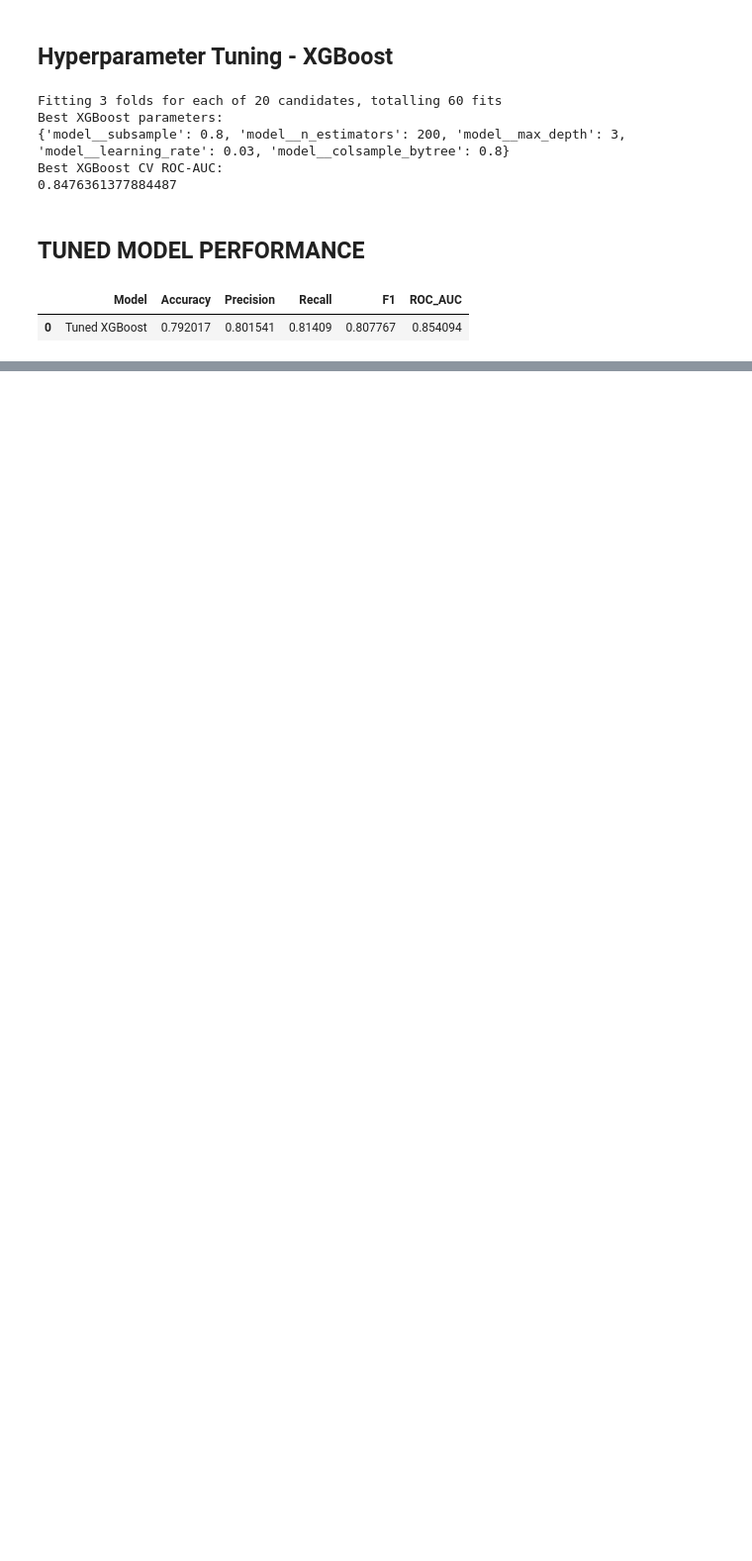
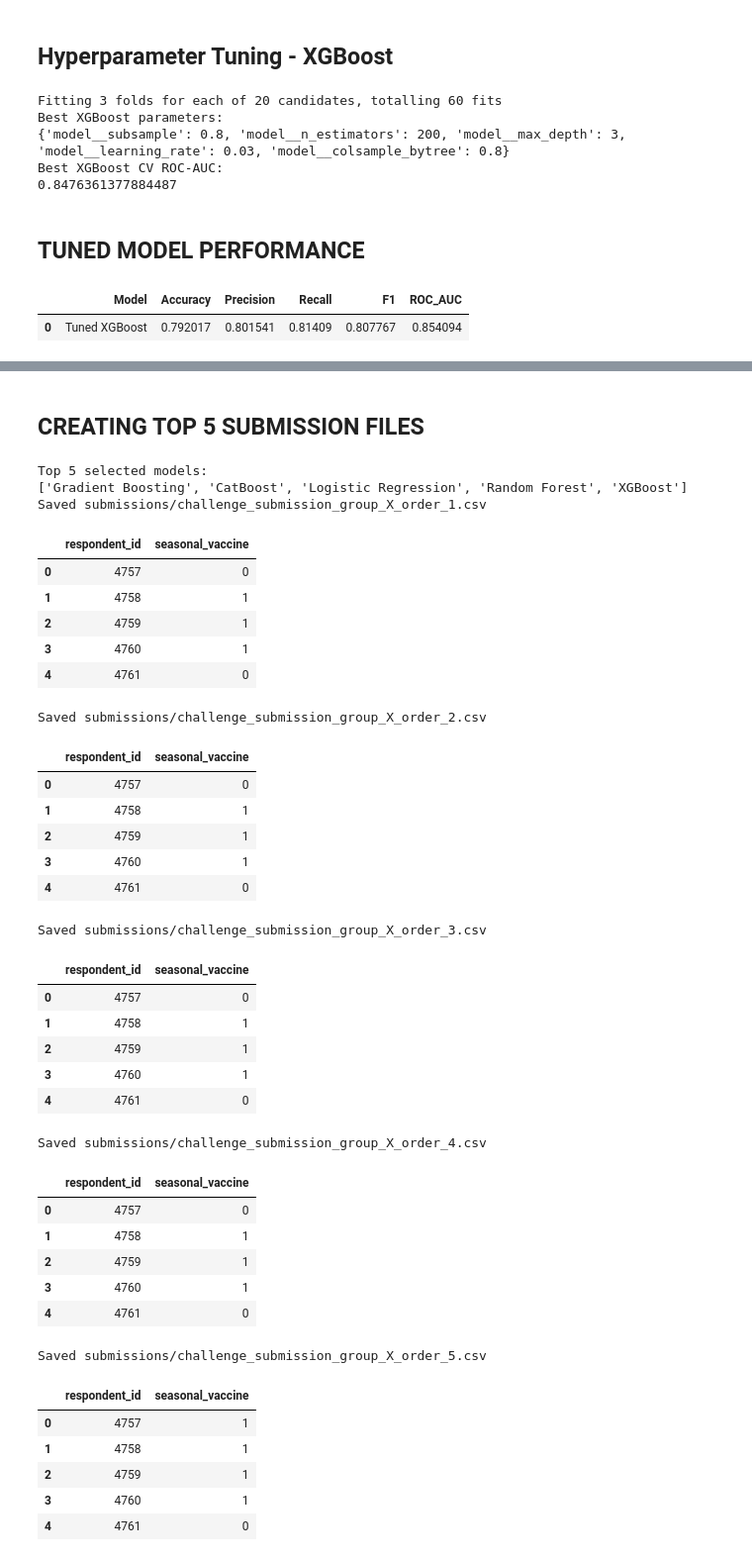
Before and after one commit to B-DS-Research/B6_Research, a Jupyter notebook: RMDS_Hackathon.ipynb, the cells around one changed output, grey strips where cells are left out. Shown at 99% size. Cells and saved outputs as stored; diff of their text form; code cells hidden in the pictures; blank space fills up the shorter version.

```diff
--- a/RMDS_Hackathon.ipynb
+++ b/RMDS_Hackathon.ipynb
@@ -843,0 +911,76 @@ pd.DataFrame([tuned_result]).to_csv("outputs/tuned_model_result.csv", index=Fals
+# %% [markdown]
+## CREATING TOP 5 SUBMISSION FILES
+# %%
+# ============================================================
+#
+# ============================================================
+
+GROUP_NUMBER = "X"  # change X to your group number
+
+# Select top 5 models from validation performance
+top_5_models = results_df.sort_values(
+    ["ROC_AUC", "F1"],
+    ascending=False
+)["Model"].head(5).tolist()
+
+print("Top 5 selected models:")
+print(top_5_models)
+
+for rank, model_name in enumerate(top_5_models, start=1):
+
+    # Get trained model pipeline
+    model_pipeline = trained_pipelines[model_name]
+
+    # Predict target for testing dataset
+    test_predictions = model_pipeline.predict(test_features)
+
+    # Create required submission format
+    submission = pd.DataFrame({
+        "respondent_id": test_ids,
+        "seasonal_vaccine": test_predictions.astype(int)
+    })
+
+    # Save CSV in required naming format
+    filename = f"submissions/challenge_submission_group_{GROUP_NUMBER}_order_{rank}.csv"
+    submission.to_csv(filename, index=False)
+
+    print(f"Saved {filename}")
+    display(submission.head())
+# %% [output]
+Top 5 selected models:
+['Gradient Boosting', 'CatBoost', 'Logistic Regression', 'Random Forest', 'XGBoost']
+Saved submissions/challenge_submission_group_X_order_1.csv
+|  | respondent_id | seasonal_vaccine |
+| 0 | 4757 | 0 |
+| 1 | 4758 | 1 |
+| 2 | 4759 | 1 |
+| 3 | 4760 | 1 |
+| 4 | 4761 | 0 |
+Saved submissions/challenge_submission_group_X_order_2.csv
+|  | respondent_id | seasonal_vaccine |
+| 0 | 4757 | 0 |
+| 1 | 4758 | 1 |
+| 2 | 4759 | 1 |
+| 3 | 4760 | 1 |
+| 4 | 4761 | 0 |
+Saved submissions/challenge_submission_group_X_order_3.csv
+|  | respondent_id | seasonal_vaccine |
+| 0 | 4757 | 0 |
+| 1 | 4758 | 1 |
+| 2 | 4759 | 1 |
+| 3 | 4760 | 1 |
+| 4 | 4761 | 0 |
+Saved submissions/challenge_submission_group_X_order_4.csv
+|  | respondent_id | seasonal_vaccine |
+| 0 | 4757 | 0 |
+| 1 | 4758 | 1 |
+| 2 | 4759 | 1 |
+| 3 | 4760 | 1 |
+| 4 | 4761 | 0 |
+Saved submissions/challenge_submission_group_X_order_5.csv
+|  | respondent_id | seasonal_vaccine |
+| 0 | 4757 | 1 |
+| 1 | 4758 | 1 |
+| 2 | 4759 | 1 |
+| 3 | 4760 | 1 |
+| 4 | 4761 | 0 |
```
Also changed, not shown: parts of 6 cells of this notebook.
